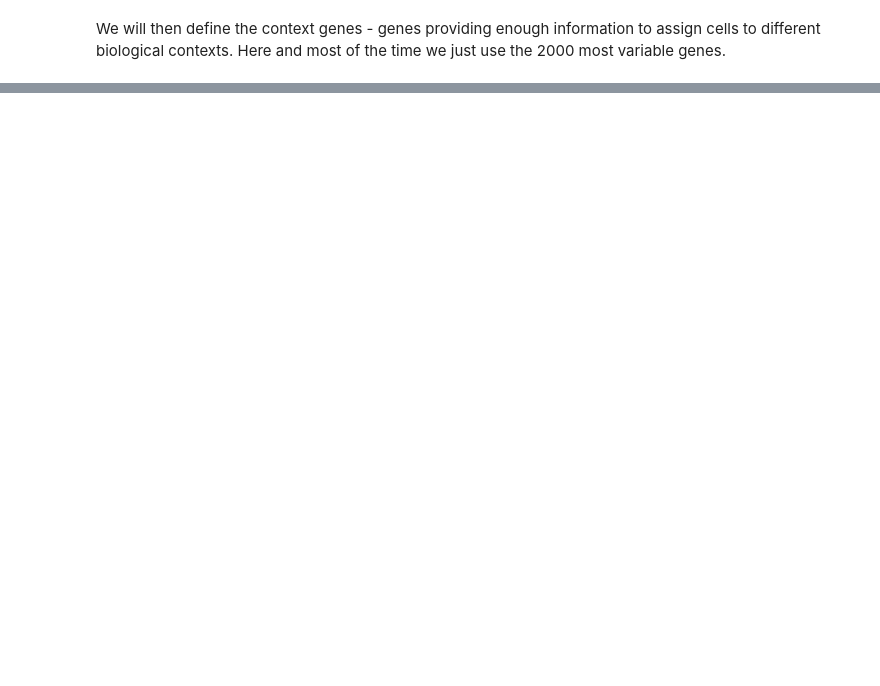
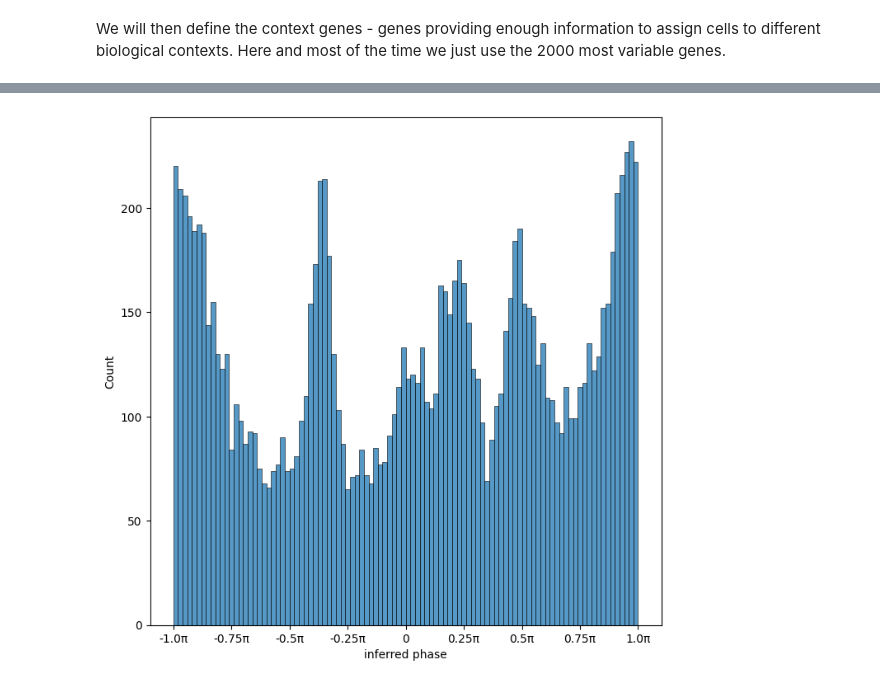
Before and after one commit to gityves/CoPhaser, a Jupyter notebook: tutorials/1_general_tutorial.ipynb, the cells around one changed output, grey strips where cells are left out. Cells and saved outputs as stored; diff of their text form; code cells hidden in the pictures; blank space fills up the shorter version.

Commit message:
added automatic hyperparameter tunning and gui

```diff
--- a/tutorials/1_general_tutorial.ipynb
+++ b/tutorials/1_general_tutorial.ipynb
@@ -101,0 +115,7 @@ View of AnnData object with n_obs × n_vars = 12843 × 19349
+# %%
+layer = "spliced"
+adata = adata[
+    (adata.obs["library_size"] >= min_counts)
+    & (adata.obs["library_size"] <= max_counts)
+].copy()
+adata
@@ -165,0 +186,3 @@ sns.histplot(thetas, bins=100)
+# %%
+n_latent = suggest_n_latent("cell_line")  # RPE1 cells; use "tissue" for biopsies
+n_latent
@@ -165,0 +228,14 @@ sns.histplot(thetas, bins=100)
+# %%
+# Define the model's arguments once and reuse them, so the model the rules are derived from
+# and the models the restarts train cannot drift apart.
+model_params = dict(
+    rhythmic_gene_names=rhythmic_genes,
+    context_genes=context_genes,
+    n_latent=n_latent,
+)
+
+probe = CoPhaser(**model_params)
+probe.load_anndata(adata, layer_to_use=layer)
+
+params = auto_hyperparameters(probe, cycle="cell_cycle", adata=adata, layer=layer)
+params["trainer"]
@@ -165,0 +291,12 @@ sns.histplot(thetas, bins=100)
+# %%
+restarts = fit_with_restarts(
+    adata=adata,
+    layer=layer,
+    model_params=model_params,
+    trainer_params=params["trainer"],  # everything auto_hyperparameters decided
+    cycle="cell_cycle",
+)
+
+# restarts comes back ranked, best first
+best = restarts[0]
+model, trainer = best["model"], best["trainer"]
@@ -165,0 +391,10 @@ sns.histplot(thetas, bins=100)
+# %%
+model.to("cpu")
+generative_outputs, space_outputs = model.get_outputs()
+thetas = space_outputs["theta"]
+plotting.modify_axis_labels()
+sns.histplot(thetas, bins=100)
+plt.xlabel("inferred phase")
+plt.show()
+# %% [output]
+[figure, added]
```
Also changed, not shown: parts of 39 cells of this notebook, 15 other files.
